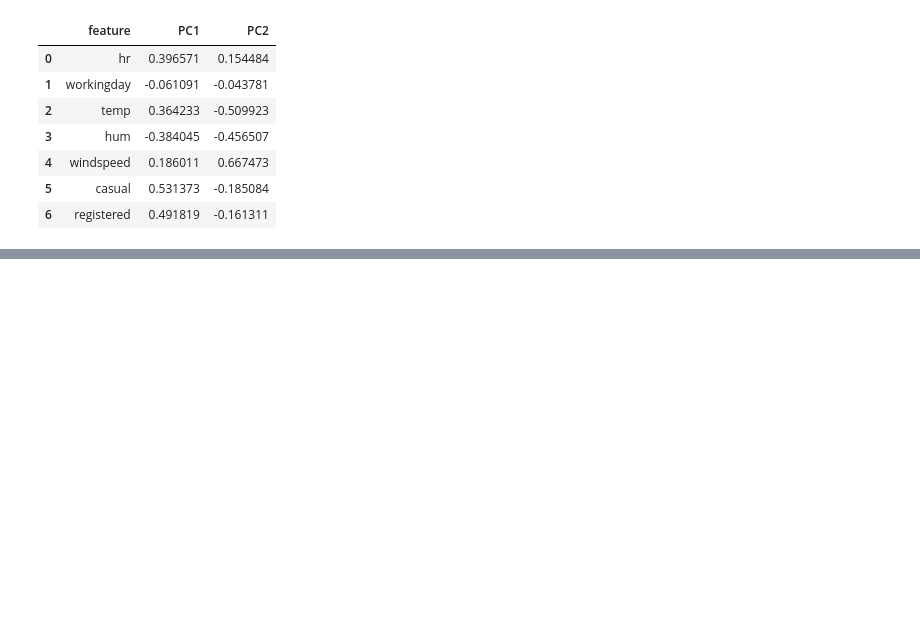
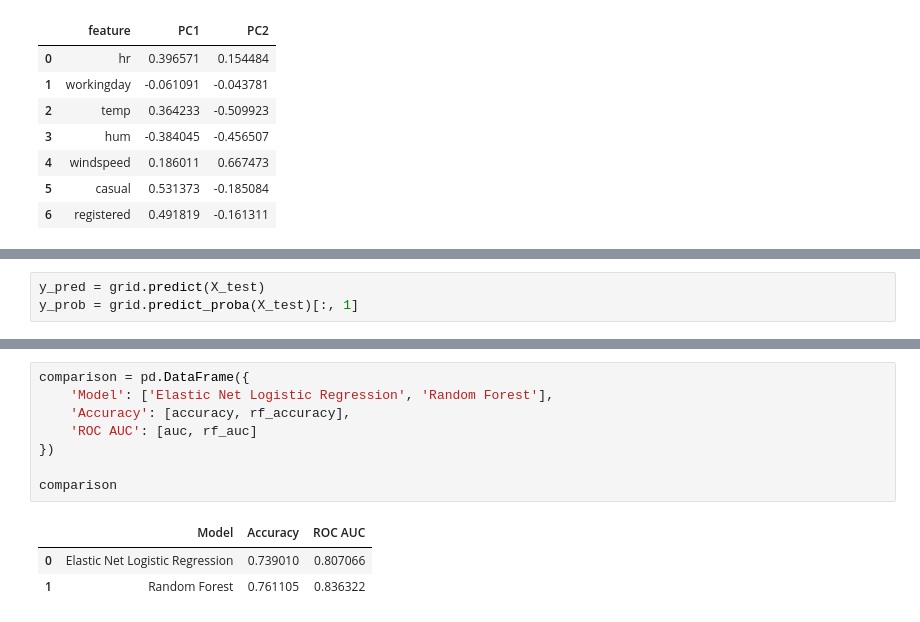
Before and after one commit to ryanmichauduc/STAT_32950_BikeDataProject, a Jupyter notebook: ryan/prelim.ipynb, the cells around one changed output, grey strips where cells are left out. Saved outputs shown, nothing was run; the diff lists cells and outputs as text; blank space fills up the shorter version.

```diff
--- a/ryan/prelim.ipynb
+++ b/ryan/prelim.ipynb
@@ -219,0 +303,3 @@ loadings
+# %%
+y_pred = grid.predict(X_test)
+y_prob = grid.predict_proba(X_test)[:, 1]
@@ -219,0 +390,12 @@ loadings
+# %%
+comparison = pd.DataFrame({
+    'Model': ['Elastic Net Logistic Regression', 'Random Forest'],
+    'Accuracy': [accuracy, rf_accuracy],
+    'ROC AUC': [auc, rf_auc]
+})
+
+comparison
+# %% [output]
+|  | Model | Accuracy | ROC AUC |
+| 0 | Elastic Net Logistic Regression | 0.739010 | 0.807066 |
+| 1 | Random Forest | 0.761105 | 0.836322 |
```
Also changed, not shown: parts of 19 cells of this notebook.
